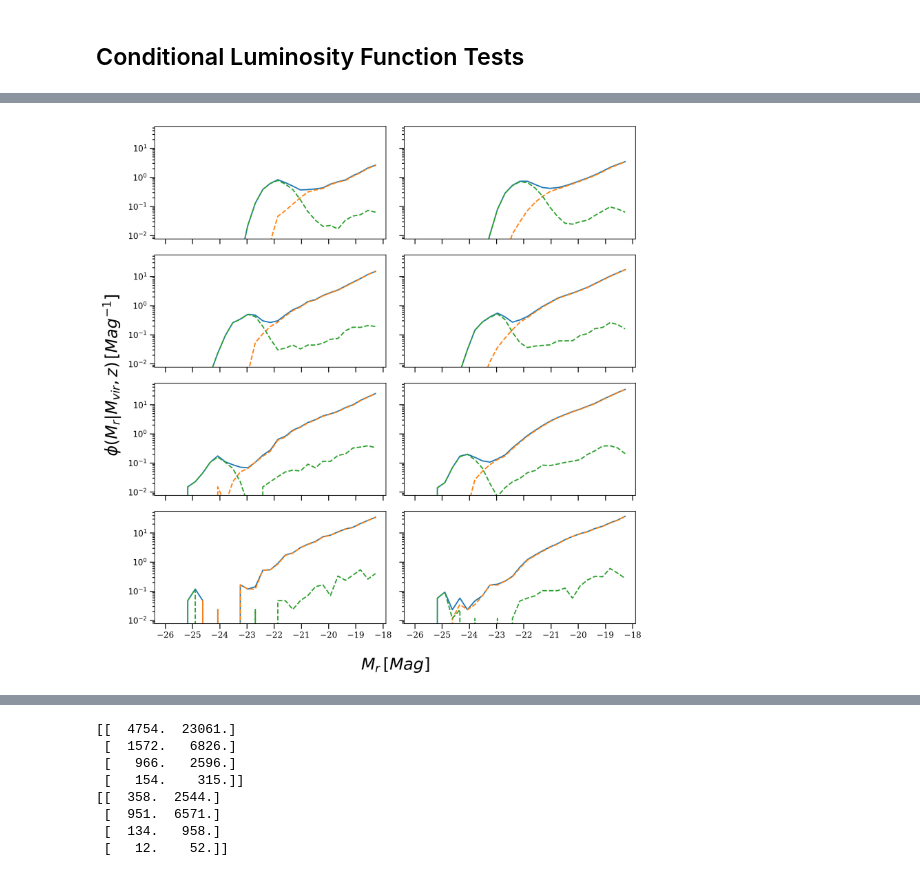
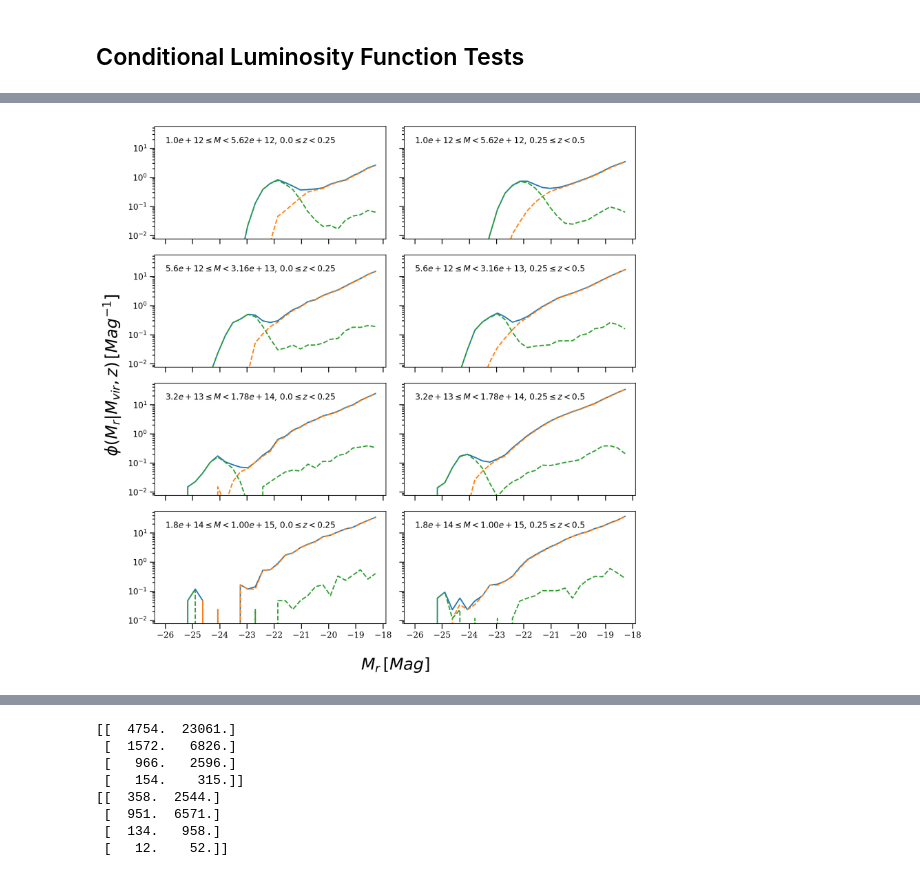
Before and after one commit to yymao/generic-catalog-reader, a Jupyter notebook: examples/clf test.ipynb, the cells around one changed output, grey strips where cells are left out. Drawn from its saved outputs; the diff is of its cells as text; code cells hidden in the pictures.

Commit message:
Made CLF plots nicer

```diff
--- a/examples/clf test.ipynb
+++ b/examples/clf test.ipynb
@@ -184,34 +180,36 @@ f, ax = plt.subplots(buzzard_clf.n_mass_bins, buzzard_clf.n_z_bins, sharex=True,
 for i in range(buzzard_clf.n_z_bins):
     for j in range(buzzard_clf.n_mass_bins):
         ax[j,i].plot(alphaq_clf.magnitude_bins[:-1], alphaq_clf.tot_clf[:,j,i])
         ax[j,i].plot(alphaq_clf.magnitude_bins[:-1], alphaq_clf.sat_clf[:,j,i], '--')
         ax[j,i].plot(alphaq_clf.magnitude_bins[:-1], alphaq_clf.cen_clf[:,j,i], '--')
 
         ax[j,i].set_yscale('log')
+        ax[j,i].text(-26,15, r'${:06.1e}\leq M <{:06.2e}$, ${}\leq z<{}$'.format(buzzard_clf.mass_bins[j], buzzard_clf.mass_bins[j+1],
+                                                                     buzzard_clf.z_bins[i], buzzard_clf.z_bins[i+1]))
 
 
 sax = f.add_subplot(111)
 plt.setp(sax.get_xticklines(), visible=False)
 plt.setp(sax.get_yticklines(), visible=False)
 plt.setp(sax.get_xticklabels(), visible=False)
 plt.setp(sax.get_yticklabels(), visible=False)
 sax.patch.set_alpha(0.0)
 sax.patch.set_facecolor('none')
 sax.spines['top'].set_color('none')
 sax.spines['top'].set_alpha(0.0)
 sax.spines['bottom'].set_color('none')
 sax.spines['bottom'].set_alpha(0.0)
 sax.spines['left'].set_color('none')
 sax.spines['left'].set_alpha(0.0)
 sax.spines['right'].set_color('none')
 sax.tick_params(labelcolor='w', top='off', bottom='off', left='off', right='off')
 sax.set_ylabel(r'$\phi(M_{r}|M_{vir},z)\/[Mag^{-1}]$', labelpad=40, fontsize=20)
 sax.set_xlabel(r'$M_{r}\/[Mag]$', labelpad=40, fontsize=20)
 f.set_figheight(10)
 f.set_figwidth(10)
 plt.tight_layout()
 # %% [output]
-[figure, old version]
+[figure, new version]
 # %%
 f, ax = plt.subplots(buzzard_clf.n_mass_bins, buzzard_clf.n_z_bins, sharex=True, sharey=True)
 
```
Also changed, not shown: parts of 2 cells of this notebook.
